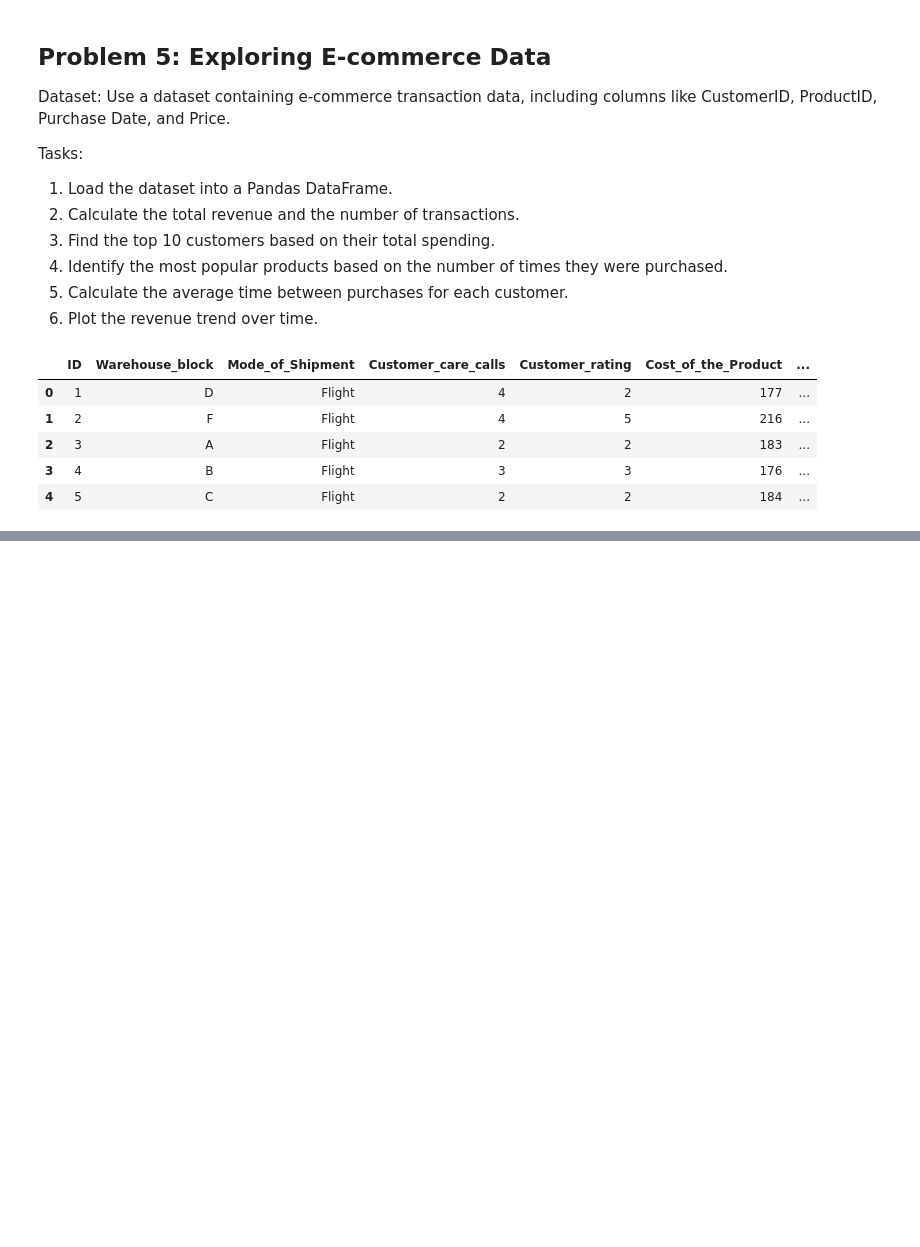
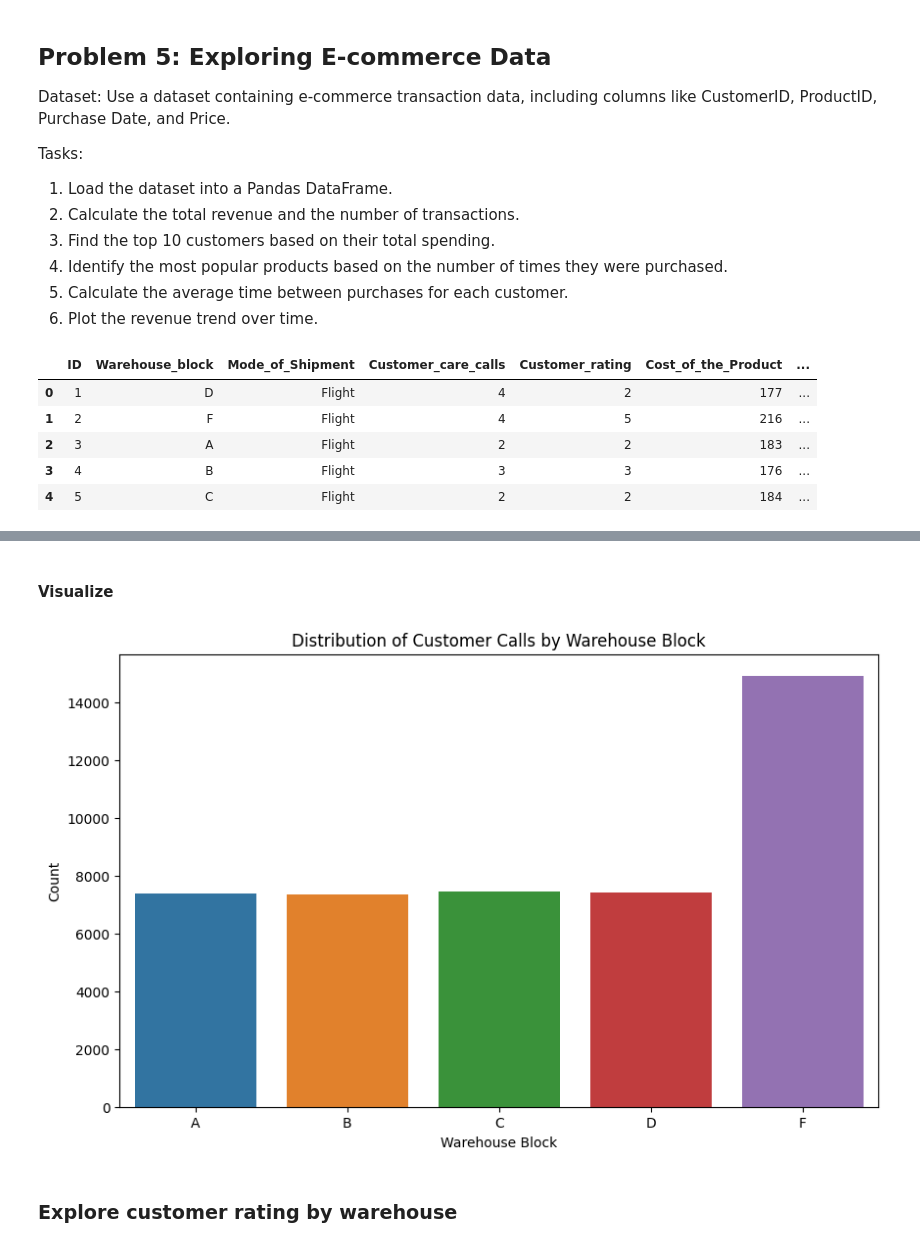
Before and after one commit to codekunoichi/learning-datascience, a Jupyter notebook: pandas/portfolio-projects/prob_5_explore_ecommerce_data.ipynb, the cells around one changed output, grey strips where cells are left out. Cells and saved outputs as stored; diff of their text form; code cells hidden in the pictures; blank space fills up the shorter version.

```diff
--- a/pandas/portfolio-projects/prob_5_explore_ecommerce_data.ipynb
+++ b/pandas/portfolio-projects/prob_5_explore_ecommerce_data.ipynb
@@ -24,0 +96,17 @@ ecomm_data.head()
+# %% [markdown]
+#### Visualize
+# %%
+# Create a bar plot using Seaborn
+plt.figure(figsize=(10, 6))
+sns.barplot(x='Warehouse_block', y='count', data=calls_by_warehouse)
+
+# Add labels and title
+plt.xlabel('Warehouse Block')
+plt.ylabel('Count')
+plt.title('Distribution of Customer Calls by Warehouse Block')
+
+plt.show()
+# %% [output]
+[figure, added]
+# %% [markdown]
+### Explore customer rating by warehouse
```
Also changed, not shown: parts of 13 cells of this notebook.
